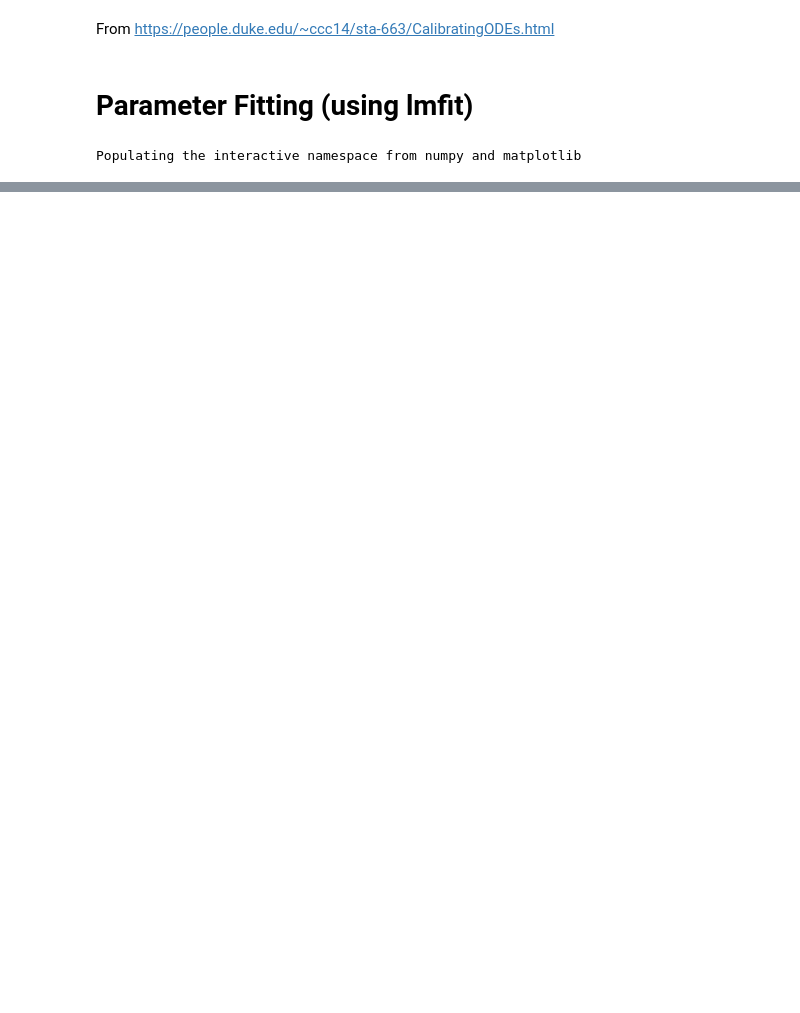
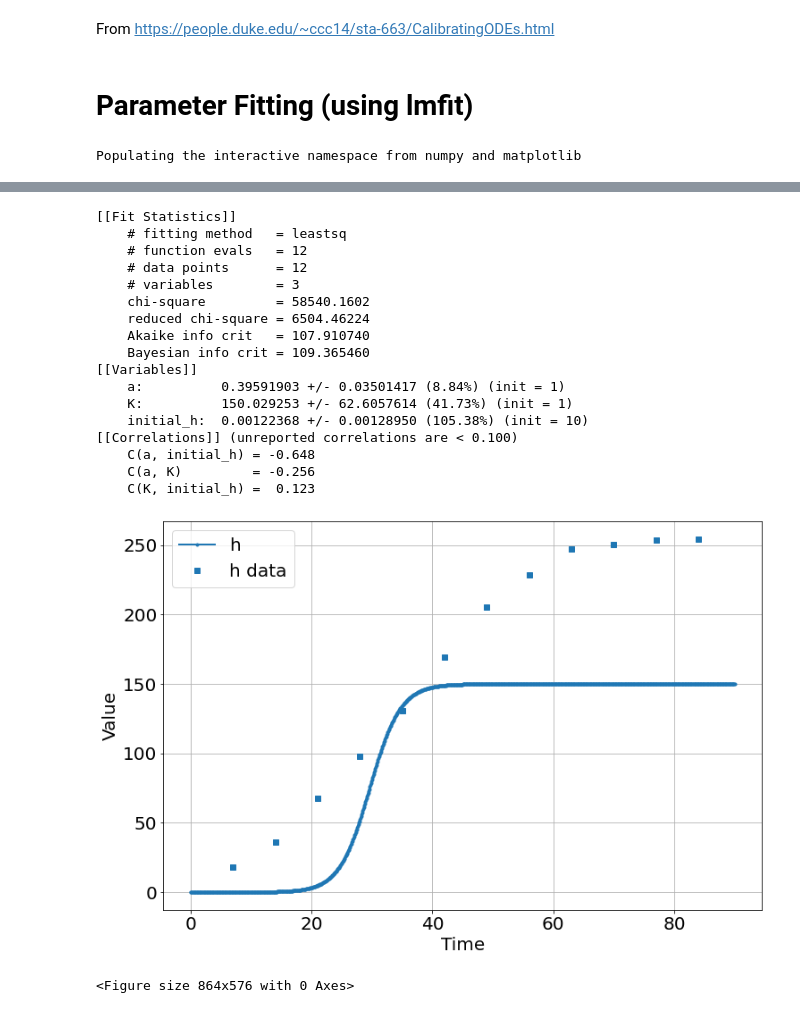
Before and after one commit to bblais/pyndamics3, a Jupyter notebook: 03_fit.ipynb, the cells around one changed output, grey strips where cells are left out. Cells and saved outputs as stored; diff of their text form; code cells hidden in the pictures; blank space fills up the shorter version.

```diff
--- a/03_fit.ipynb
+++ b/03_fit.ipynb
@@ -248,0 +303,29 @@ a.stderr
+# %%
+results=fit(sim,
+   Parameter('a',value=1,min=0.01,max=2),
+   Parameter('K',value=1,min=0,max=400),
+   Parameter('initial_h',value=10,min=0,max=50))
+
+report_fit(results)
+
+sim.run(0,90)
+# %% [output]
+[[Fit Statistics]]
+    # fitting method   = leastsq
+    # function evals   = 12
+    # data points      = 12
+    # variables        = 3
+    chi-square         = 58540.1602
+    reduced chi-square = 6504.46224
+    Akaike info crit   = 107.910740
+    Bayesian info crit = 109.365460
+[[Variables]]
+    a:          0.39591903 +/- 0.03501417 (8.84%) (init = 1)
+    K:          150.029253 +/- 62.6057614 (41.73%) (init = 1)
+    initial_h:  0.00122368 +/- 0.00128950 (105.38%) (init = 10)
+[[Correlations]] (unreported correlations are < 0.100)
+    C(a, initial_h) = -0.648
+    C(a, K)         = -0.256
+    C(K, initial_h) =  0.123
+[figure, added]
+<Figure size 864x576 with 0 Axes>
```
Also changed, not shown: parts of 19 cells of this notebook, 3 other files.
